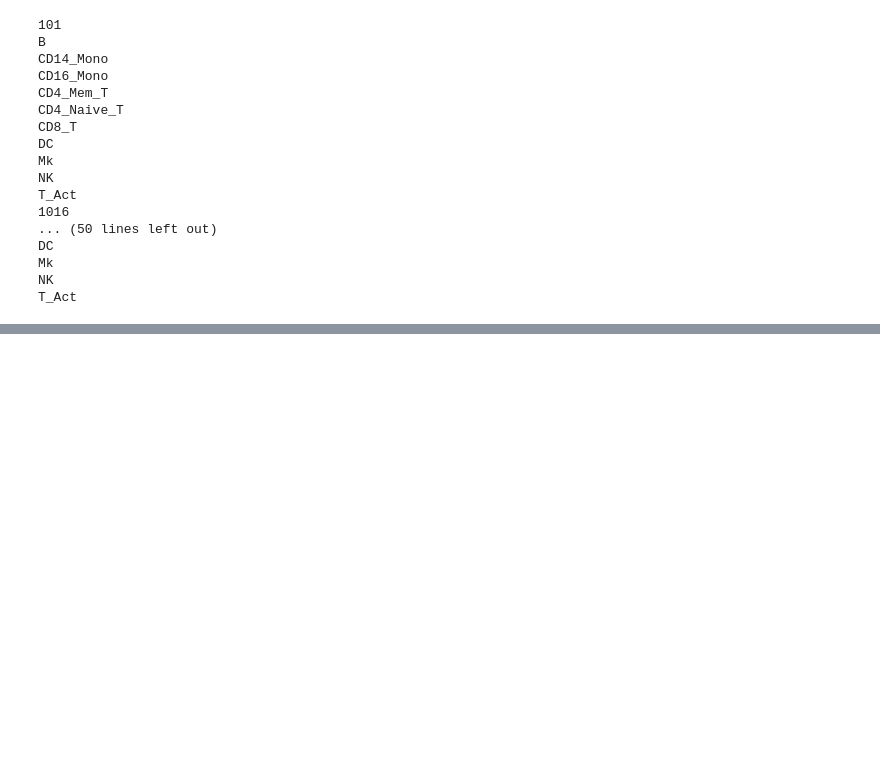
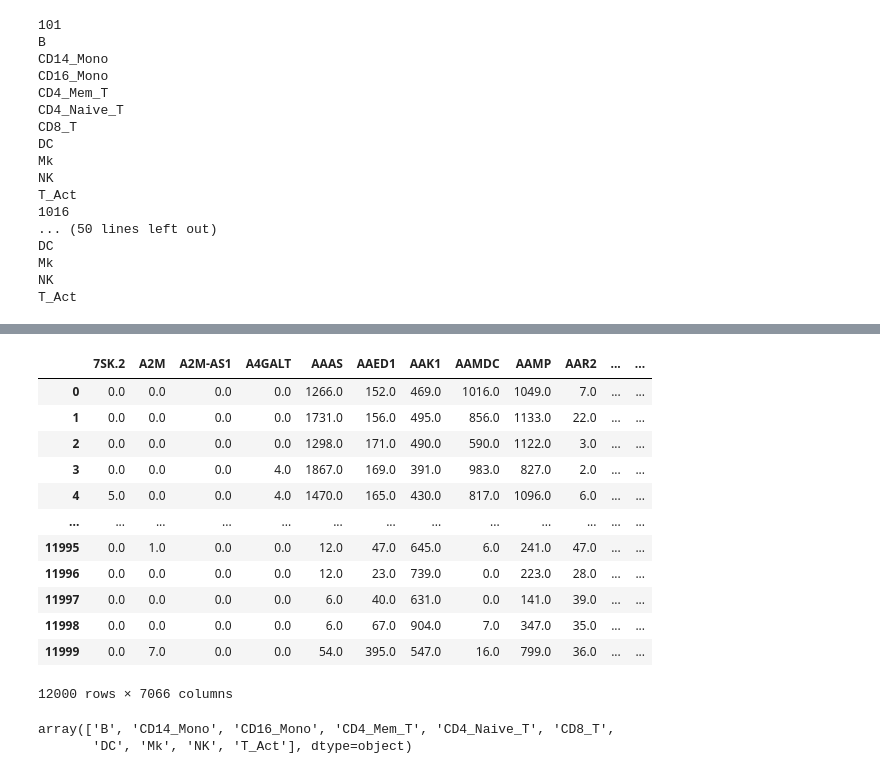
Before and after one commit to greenelab/sc_bulk_ood, a Jupyter notebook: exploratory_experiments/kang_linear_intrpol.ipynb, the cells around one changed output, grey strips where cells are left out. Drawn from its saved outputs; the diff is of its cells as text; code cells hidden in the pictures; blank space fills up the shorter version.

```diff
--- a/exploratory_experiments/kang_linear_intrpol.ipynb
+++ b/exploratory_experiments/kang_linear_intrpol.ipynb
@@ -542,0 +603,21 @@ cell_type_specific_r2.to_csv(pearson_res_file, index=False)
+# %%
+de_real
+# %% [output]
+|  | 7SK.2 | A2M | A2M-AS1 | A4GALT | AAAS | AAED1 | AAK1 | AAMDC | AAMP | AAR2 | ... | ... |
+| 0 | 0.0 | 0.0 | 0.0 | 0.0 | 1266.0 | 152.0 | 469.0 | 1016.0 | 1049.0 | 7.0 | ... | ... |
+| 1 | 0.0 | 0.0 | 0.0 | 0.0 | 1731.0 | 156.0 | 495.0 | 856.0 | 1133.0 | 22.0 | ... | ... |
+| 2 | 0.0 | 0.0 | 0.0 | 0.0 | 1298.0 | 171.0 | 490.0 | 590.0 | 1122.0 | 3.0 | ... | ... |
+| 3 | 0.0 | 0.0 | 0.0 | 4.0 | 1867.0 | 169.0 | 391.0 | 983.0 | 827.0 | 2.0 | ... | ... |
+| 4 | 5.0 | 0.0 | 0.0 | 4.0 | 1470.0 | 165.0 | 430.0 | 817.0 | 1096.0 | 6.0 | ... | ... |
+| ... | ... | ... | ... | ... | ... | ... | ... | ... | ... | ... | ... | ... |
+| 11995 | 0.0 | 1.0 | 0.0 | 0.0 | 12.0 | 47.0 | 645.0 | 6.0 | 241.0 | 47.0 | ... | ... |
+| 11996 | 0.0 | 0.0 | 0.0 | 0.0 | 12.0 | 23.0 | 739.0 | 0.0 | 223.0 | 28.0 | ... | ... |
+| 11997 | 0.0 | 0.0 | 0.0 | 0.0 | 6.0 | 40.0 | 631.0 | 0.0 | 141.0 | 39.0 | ... | ... |
+| 11998 | 0.0 | 0.0 | 0.0 | 0.0 | 6.0 | 67.0 | 904.0 | 7.0 | 347.0 | 35.0 | ... | ... |
+| 11999 | 0.0 | 7.0 | 0.0 | 0.0 | 54.0 | 395.0 | 547.0 | 16.0 | 799.0 | 36.0 | ... | ... |
+12000 rows × 7066 columns
+# %%
+meta_DESeq.cell_type.unique()
+# %% [output]
+array(['B', 'CD14_Mono', 'CD16_Mono', 'CD4_Mem_T', 'CD4_Naive_T', 'CD8_T',
+       'DC', 'Mk', 'NK', 'T_Act'], dtype=object)
```
Also changed, not shown: parts of 27 cells of this notebook.
